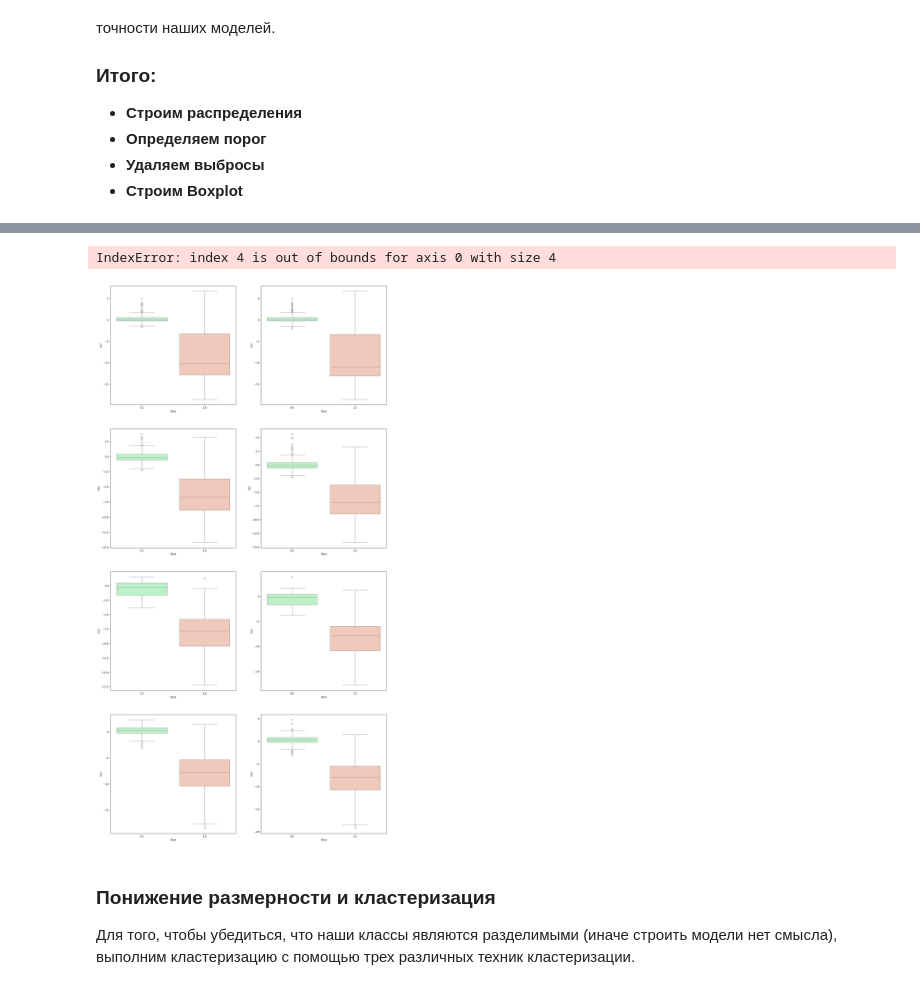
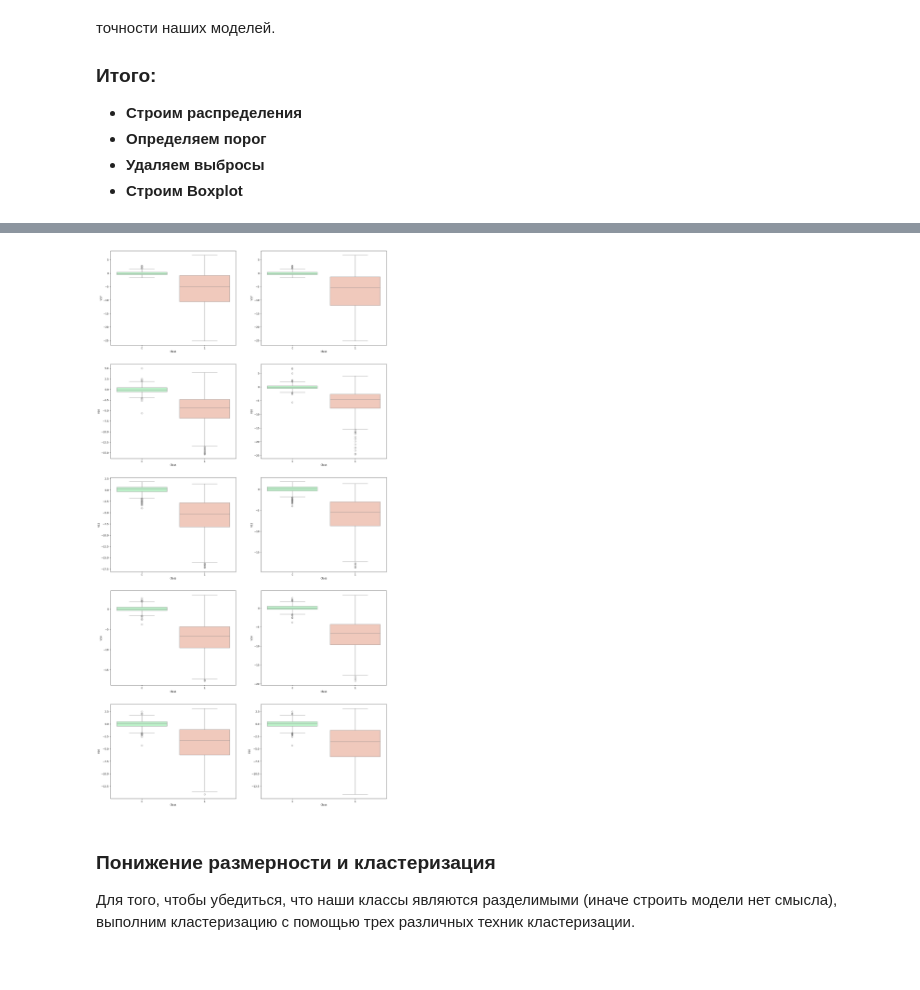
Before and after one commit to uldopp/TMON, a Jupyter notebook: KT_2_Disb_1/ФМИ_Disbalanced_dataset_Part_1.ipynb, the cells around one changed output, grey strips where cells are left out. Cells and saved outputs as stored; diff of their text form; code cells hidden in the pictures.

```diff
--- a/KT_2_Disb_1/ФМИ_Disbalanced_dataset_Part_1.ipynb
+++ b/KT_2_Disb_1/ФМИ_Disbalanced_dataset_Part_1.ipynb
@@ -562,33 +562,31 @@ V16 верхняя граница: 5.402433214457744
 # %%
-f, ax = plt.subplots(4, 2, figsize=(20,40))
+f, ax = plt.subplots(5, 2, figsize=(20,40))
 
 colors = ['#B3F9C5', '#f9c5b3']
 
 # Boxplot для признака V17 после удаления выбросов
 sns.boxplot(data=new_df_without_outliers, x="Class", y="V17", palette=colors, ax = ax[0, 0])
+
 
 # Boxplot для признака V17 до удаления выбросов
 sns.boxplot(data=new_df , x="Class", y="V17", palette=colors, ax = ax[0, 1])
 
 # И для остальных признаков тоже
 sns.boxplot(data=new_df_without_outliers , x="Class", y="V10", palette=colors, ax = ax[1, 0])
 sns.boxplot(data=new_df, x="Class", y="V10", palette=colors, ax = ax[1, 1])
 
 sns.boxplot(data=new_df_without_outliers , x="Class", y="V12", palette=colors, ax = ax[2, 0])
 sns.boxplot(data=new_df, x="Class", y="V12", palette=colors, ax = ax[2, 1])
 
 sns.boxplot(data=new_df_without_outliers , x="Class", y="V14", palette=colors, ax = ax[3, 0])
 sns.boxplot(data=new_df, x="Class", y="V14", palette=colors, ax = ax[3, 1])
 
 sns.boxplot(data=new_df_without_outliers , x="Class", y="V16", palette=colors, ax = ax[4, 0])
 sns.boxplot(data=new_df, x="Class", y="V16", palette=colors, ax = ax[4, 1])
 
-
-
 plt.show()
 # %% [output]
-IndexError: index 4 is out of bounds for axis 0 with size 4
-[figure, old version]
+[figure, new version]
 # %%
 # теперь у нас в датафрейме new_df будут лежать данные без выбросов.
 
```
Also changed, not shown: parts of 22 cells of this notebook.
